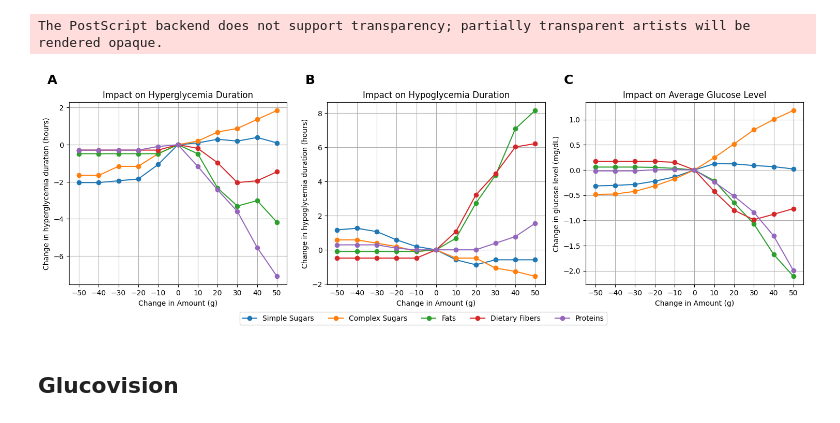
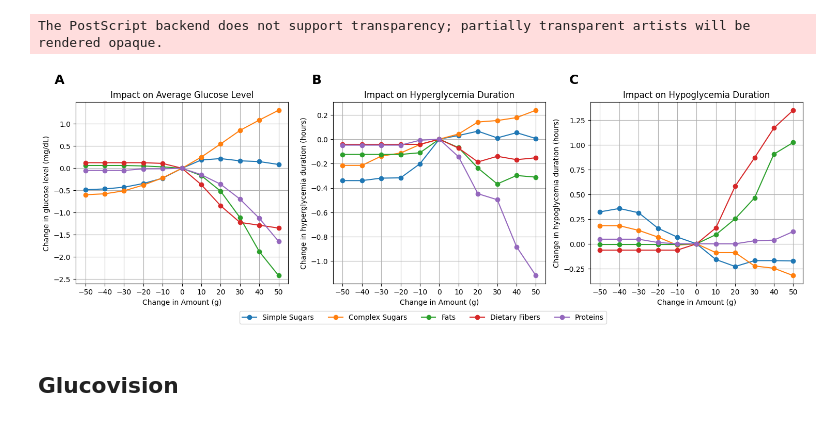
Before and after one commit to Prgrmmrjns/Glucovision, a Jupyter notebook: food_modification.ipynb, the cells around one changed output. Saved outputs shown, nothing was run; the diff lists cells and outputs as text; code cells hidden in the pictures.

```diff
--- a/food_modification.ipynb
+++ b/food_modification.ipynb
@@ -92,8 +77,7 @@ def calculate_weights(time_diff_hours, metabolism_rate, peak_time):
     return np.clip(weights, 0, None)
 
 
-def add_features(params, features, preprocessed_data, prediction_horizon, patient):
-    patients_glucose_data = []
+def add_features(params, features, preprocessed_data, prediction_horizon):
     glucose_data, combined_data = preprocessed_data
 
     glucose_times = glucose_data['datetime'].values.astype('datetime64[s]').astype(np.int64)
@@ -112,11 +96,8 @@ def add_features(params, features, preprocessed_data, prediction_horizon, patien
         weights = np.clip(weights, 0, None)
         glucose_data[feature] = np.dot(weights, combined_data.loc[:, feature].values)
         glucose_data[feature] = glucose_data[feature] - glucose_data[feature].shift(-prediction_horizon) + glucose_data['glucose_change']
-
-        patients_glucose_data.append(glucose_data)
-    patients_glucose_data = pd.concat(patients_glucose_data)
-    patients_glucose_data.dropna(inplace=True)
-    return patients_glucose_data
+    glucose_data.dropna(inplace=True)
+    return glucose_data
 # %%
 approach = 'gpt4o'
 prediction_horizon = 6
@@ -232,63 +248,65 @@ ax1.text(-0.1, 1.1, 'A', transform=ax1.transAxes, fontsize=18, fontweight='bold'
 ax2.text(-0.1, 1.1, 'B', transform=ax2.transAxes, fontsize=18, fontweight='bold')
 ax3.text(-0.1, 1.1, 'C', transform=ax3.transAxes, fontsize=18, fontweight='bold')
 
+# Plot mean glucose changes
+for feature in meal_features:
+    ax1.plot(
+        glucose_difference_df['increment'],
+        glucose_difference_df[feature],
+        'o-',
+        label=feature.replace('_', ' ').title()
+    )
+
+ax1.set_xlabel('Change in Amount (g)')
+ax1.set_ylabel('Change in glucose level (mg/dL)')
+ax1.set_title('Impact on Average Glucose Level')
+ax1.grid(True)
+ax1.set_xticks(increments)
+
 # Plot hyperglycemia
 for feature in meal_features:
-    ax1.plot(
+    ax2.plot(
         hyper_difference_df['increment'],
         hyper_difference_df[feature],
         'o-',
         label=feature.replace('_', ' ').title()
     )
 
-ax1.set_xlabel('Change in Amount (g)')
-ax1.set_ylabel('Change in hyperglycemia duration (hours)')
-ax1.set_title('Impact on Hyperglycemia Duration')
-ax1.grid(True)
-ax1.set_xticks(increments)
+ax2.set_xlabel('Change in Amount (g)')
+ax2.set_ylabel('Change in hyperglycemia duration (hours)')
+ax2.set_title('Impact on Hyperglycemia Duration')
+ax2.grid(True)
+ax2.set_xticks(increments)
 
 # Plot hypoglycemia
 for feature in meal_features:
-    ax2.plot(
+    ax3.plot(
         hypo_difference_df['increment'],
         hypo_difference_df[feature],
         'o-',
         label=feature.replace('_', ' ').title()
     )
 
-ax2.set_xlabel('Change in Amount (g)')
-ax2.set_ylabel('Change in hypoglycemia duration (hours)')
-ax2.set_title('Impact on Hypoglycemia Duration')
-ax2.grid(True)
-ax2.set_xticks(increments)
-
-# Plot mean glucose changes
-for feature in meal_features:
-    ax3.plot(
-        glucose_difference_df['increment'],
-        glucose_difference_df[feature],
-        'o-',
-        label=feature.replace('_', ' ').title()
-    )
-
 ax3.set_xlabel('Change in Amount (g)')
-ax3.set_ylabel('Change in glucose level (mg/dL)')
-ax3.set_title('Impact on Average Glucose Level')
+ax3.set_ylabel('Change in hypoglycemia duration (hours)')
+ax3.set_title('Impact on Hypoglycemia Duration')
 ax3.grid(True)
 ax3.set_xticks(increments)
+
+
 
 # Add single legend at the bottom
 handles, labels = ax1.get_legend_handles_labels()
 fig.legend(handles, labels, loc='center', bbox_to_anchor=(0.5, 0.02), ncol=len(meal_features))
 
 plt.tight_layout()
 plt.subplots_adjust(bottom=0.15)
 
 plt.savefig('paper_images/nutrient_glycemia_difference.eps', format='eps')
 plt.show()
 # %% [output]
 The PostScript backend does not support transparency; partially transparent artists will be rendered opaque.
-[figure, old version]
+[figure, new version]
 # %% [markdown]
 ## Glucovision
 # %%
```
Also changed, not shown: parts of 19 cells of this notebook, 19 other files.
